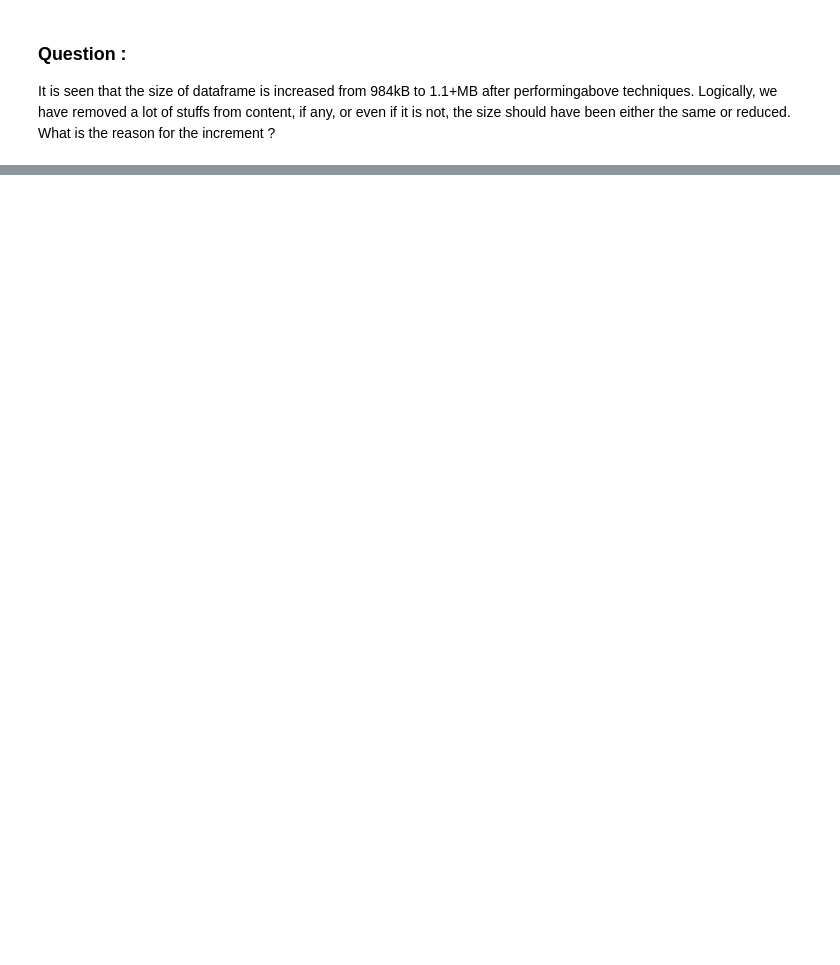
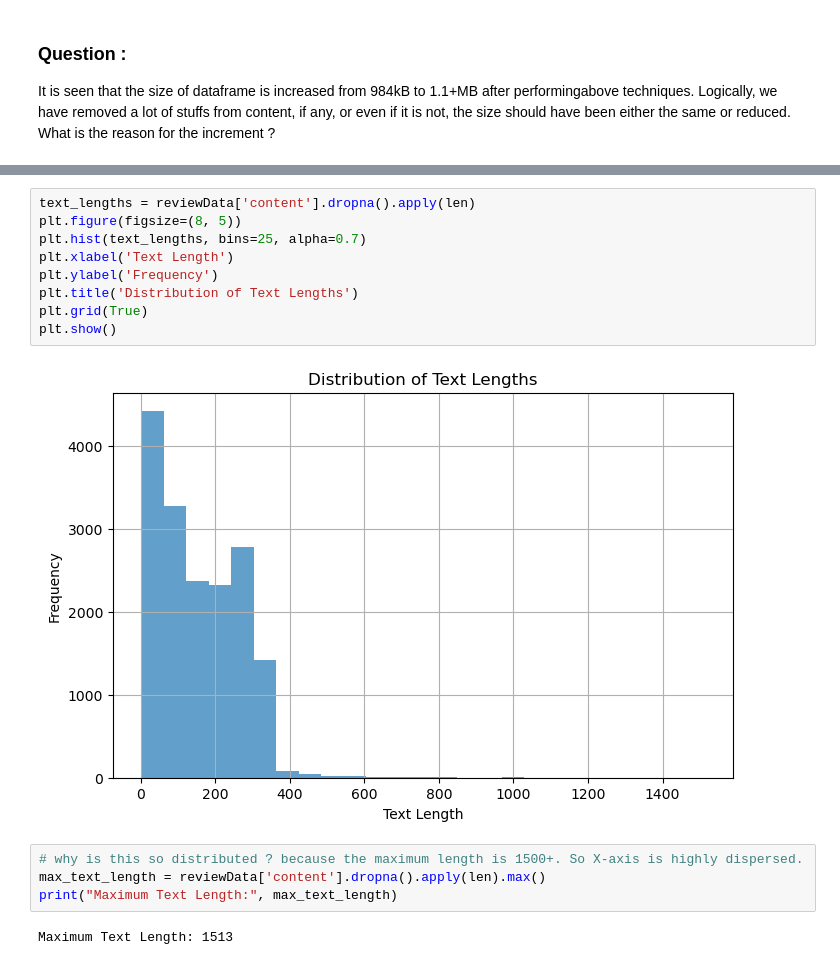
Before and after one commit to springboardmentor112/SentimentAnalysis-TextClassification, a Jupyter notebook: sentimentAnalysis.ipynb, the cells around one changed output, grey strips where cells are left out. Cells and saved outputs as stored; diff of their text form; blank space fills up the shorter version.

```diff
--- a/sentimentAnalysis.ipynb
+++ b/sentimentAnalysis.ipynb
@@ -338,0 +609,17 @@ It is seen that the size of dataframe is increased from 984kB to 1.1+MB after pe
+# %%
+text_lengths = reviewData['content'].dropna().apply(len)
+plt.figure(figsize=(8, 5))
+plt.hist(text_lengths, bins=25, alpha=0.7)
+plt.xlabel('Text Length')
+plt.ylabel('Frequency')
+plt.title('Distribution of Text Lengths')
+plt.grid(True)
+plt.show()
+# %% [output]
+[figure, added]
+# %%
+# why is this so distributed ? because the maximum length is 1500+. So X-axis is highly dispersed.
+max_text_length = reviewData['content'].dropna().apply(len).max()
+print("Maximum Text Length:", max_text_length)
+# %% [output]
+Maximum Text Length: 1513
```
Also changed, not shown: parts of 41 cells of this notebook.
